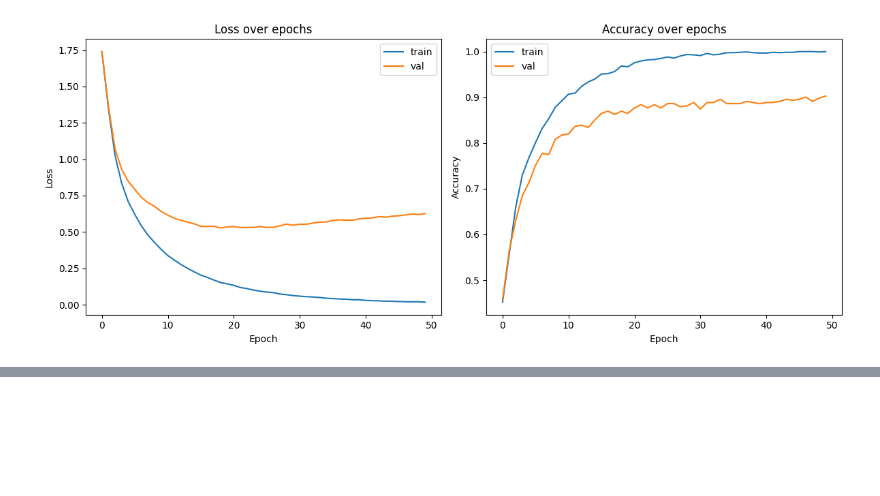
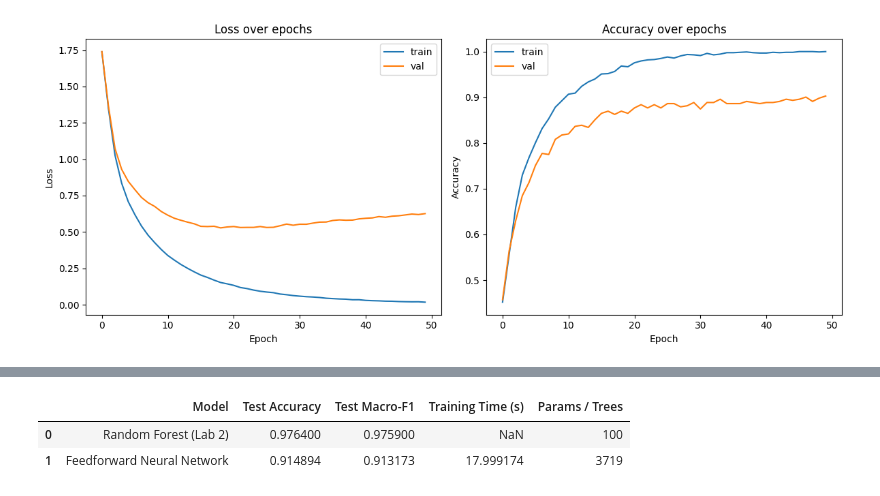
Before and after one commit to Vera-Dugah/Lab-3, a Jupyter notebook: lab_3.ipynb, the cells around one changed output, grey strips where cells are left out. Cells and saved outputs as stored; diff of their text form; code cells hidden in the pictures; blank space fills up the shorter version.

```diff
--- a/lab_3.ipynb
+++ b/lab_3.ipynb
@@ -450,0 +638,28 @@ Best validation accuracy: 0.9028
+# %%
+import time
+
+# Time the neural network's training for a fair comparison
+start_time = time.time()
+history_final = run_experiment(hidden_sizes=(64, 32), lr=1e-3, batch_size=32, epochs=50)
+nn_training_time_seconds = time.time() - start_time
+
+nn_num_params = sum(p.numel() for p in best_model.parameters() if p.requires_grad)
+
+comparison_df = pd.DataFrame(
+    {
+        "Model": ["Random Forest (Lab 2)", "Feedforward Neural Network"],
+        "Test Accuracy": [0.9764, test_accuracy],
+        "Test Macro-F1": [0.9759, test_macro_f1],
+        "Training Time (s)": [
+            None,
+            nn_training_time_seconds,
+        ],  # My Lab 2 didn't measure this
+        "Params / Trees": [100, nn_num_params],  # RF used default n_estimators=100
+    }
+)
+
+comparison_df
+# %% [output]
+|  | Model | Test Accuracy | Test Macro-F1 | Training Time (s) | Params / Trees |
+| 0 | Random Forest (Lab 2) | 0.976400 | 0.975900 | NaN | 100 |
+| 1 | Feedforward Neural Network | 0.914894 | 0.913173 | 17.999174 | 3719 |
```
Also changed, not shown: parts of 6 cells of this notebook.
